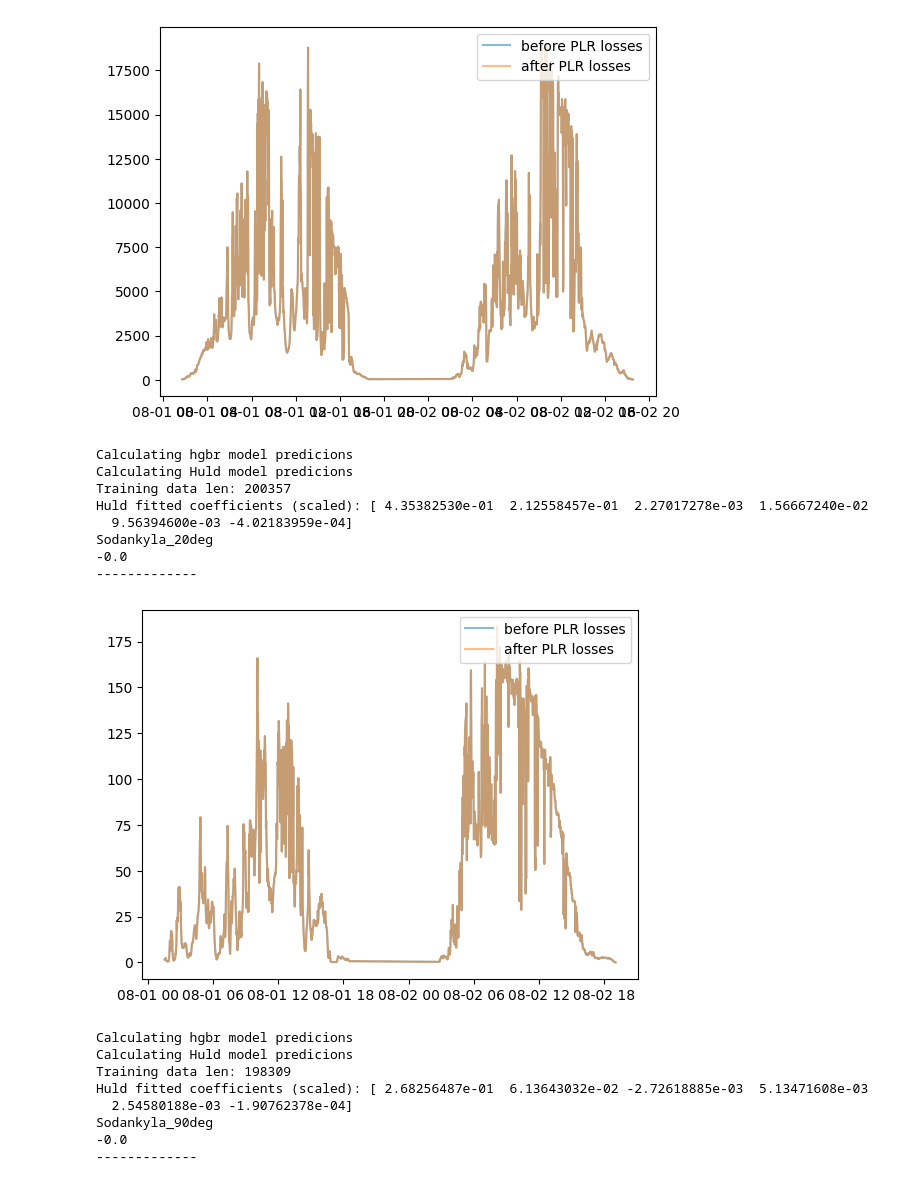
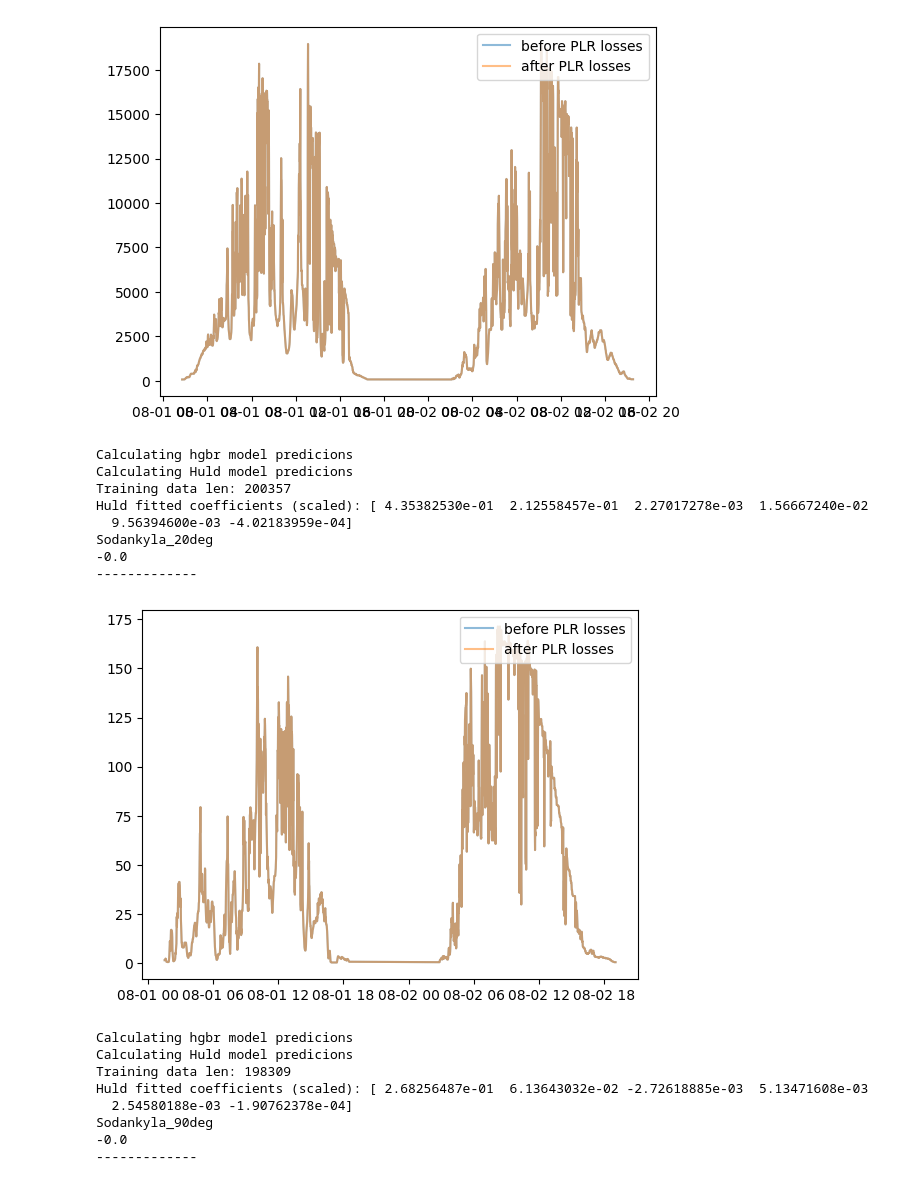
Before and after one commit to energy-systems-team/power-model-robustness, a Jupyter notebook: calculate-predictions.ipynb, the cells around one changed output. Drawn from its saved outputs; the diff is of its cells as text; code cells hidden in the pictures.

Commit message:
Re-train the HGBR model with poa and module temp as inputs similarly as Huld

```diff
--- a/calculate-predictions.ipynb
+++ b/calculate-predictions.ipynb
@@ -61,6 +61,8 @@ def estimate_huld(rated_power, data, radiation_col_name="poa_rc", power_col_name
 
     default_coeffs = [k1, k2, k3, k4, k5, k6]
 
+    training_flag = []
+
     # If training years are given, fit the coefficients. Otherwise, use the default coefficients for predictions.
     if training_year > 0:
         training_data = data[data.index <= data.index[0] + datetime.timedelta(days=365*training_year)]
@@ -84,19 +86,29 @@ def estimate_huld(rated_power, data, radiation_col_name="poa_rc", power_col_name
                                  method="lm")
 
         print(f"Huld fitted coefficients (scaled): {np.array(coeffs) / rated_power}")
+
+        col_name = "Huld_fit"
+        training_flag.extend([True] * len(training_data))
     else:
         coeffs = default_coeffs
         testing_data = data
+
+        col_name = "Huld_gen"
+
+    training_flag.extend([False] * len(testing_data))
 
     # Make the predictions for the whole dataset (including the years used for fitting)
     pred_p = _huld(rated_power, [data[radiation_col_name], data['module_temp']],
                    coeffs[0], coeffs[1], coeffs[2], coeffs[3], coeffs[4], coeffs[5])
 
+    data[col_name] = pred_p
+    data["training_flag"] = training_flag
+
     # # Calculate the performance points by dividing output power with the predicted power
     # norm_p = data.power / pred_p.values
     #
     # return G_weighted_aggregation(interval, data['poa'], norm_p)
-    return pred_p
+    return data
 
 
 def _huld(rated_power, X, k1, k2, k3, k4, k5, k6):
@@ -130,7 +142,7 @@ def find_project_root(start: Path = None) -> Path:
 
 ROOT = find_project_root()
 DATA_DIR = ROOT / "data"
-MODELS_DIR = ROOT / "models" / "hgbr"
+MODELS_DIR = ROOT / "models" / "HGBR"
 
 ROOT, DATA_DIR, MODELS_DIR
 # %% [output]
@@ -148,7 +160,7 @@ def pick_system_file(system_tag, folder):
 
 from pathlib import Path
 
-def pick_model(system_code, folder, scenario, model_type = "hgbr"):
+def pick_model(system_code, folder, scenario, model_type = "HGBR"):
     """
     system_code: HEL, KUO, SOT-20, SOT-90, TKU.
     folder: "scenario_1", "scenario_2", or "scenario_3
@@ -273,12 +285,11 @@ def run_system(system_name, folder, scenario, model_type_list=None, sep=",", sav
 
             power_col_name = "power_without_plr_losses"
 
-            df_out = estimate_empirical_models(df_out,
-                                            SYSTEM_RATED_POWER_DICT[system_code],
-                                            radiation_col_name=radiation_col_name,
-                                            power_col_name=power_col_name, training_year=1)
+            df_out = estimate_huld(SYSTEM_RATED_POWER_DICT[system_code], df_out,
+                                   radiation_col_name=radiation_col_name, power_col_name=power_col_name,
+                                   training_year=1)
 
-        elif model_type == "hgbr":
+        elif model_type == "HGBR":
             print("Calculating hgbr model predicions")
             model_fit_path = pick_model(system_code=system_code, folder=folder, model_type=model_type, scenario=scenario)
 
@@ -305,11 +316,11 @@ def run_system(system_name, folder, scenario, model_type_list=None, sep=",", sav
     starting_date = "2021-08-01"
     ending_date = "2021-08-03"
 
-    plt.plot(df_out.loc[(df_out.index >= starting_date) & (df_out.index <= ending_date), "hgbr_fit"], alpha=0.5, label="before PLR losses")
+    plt.plot(df_out.loc[(df_out.index >= starting_date) & (df_out.index <= ending_date), "HGBR_fit"], alpha=0.5, label="before PLR losses")
 
-    df_out = calculate_predictions_with_plr_losses(df_out, config.plr_value, ["Huld_gen", "Huld_fit", "hgbr_fit"], ["Huld_gen_plr_corr", "Huld_fit_plr_corr", "hgbr_fit_plr_corr"])
+    df_out = calculate_predictions_with_plr_losses(df_out, config.plr_value, ["Huld_fit", "HGBR_fit"], ["Huld_fit_plr_corr", "HGBR_fit_plr_corr"])
 
-    plt.plot(df_out.loc[(df_out.index >= starting_date) & (df_out.index <= ending_date), "hgbr_fit_plr_corr"], alpha=0.5, label="after PLR losses")
+    plt.plot(df_out.loc[(df_out.index >= starting_date) & (df_out.index <= ending_date), "HGBR_fit_plr_corr"], alpha=0.5, label="after PLR losses")
     plt.legend(loc="upper right")
 
     plt.show()
@@ -327,7 +338,7 @@ df_hel_scenario_1 = run_system(
     system_name="Helsinki",
     folder=scenario,
     scenario=scenario,
-    model_type_list=["hgbr", "Huld"],
+    model_type_list=["HGBR", "Huld"],
     save_df_path=f"data/with_predictions/{scenario}"
     )
 
@@ -337,7 +348,7 @@ df_kuo_scenario_1 = run_system(
     system_name="Kuopio",
     folder=scenario,
     scenario=scenario,
-    model_type_list=["hgbr", "Huld"],
+    model_type_list=["HGBR", "Huld"],
     save_df_path=f"data/with_predictions/{scenario}"
     )
 
@@ -347,7 +358,7 @@ df_sod20_scenario_1 = run_system(
     system_name="Sodankyla_20deg",
     folder=scenario,
     scenario=scenario,
-    model_type_list=["hgbr", "Huld"],
+    model_type_list=["HGBR", "Huld"],
     save_df_path=f"data/with_predictions/{scenario}"
     )
 
@@ -357,7 +368,7 @@ df_sod90_scenario_1 = run_system(
     system_name="Sodankyla_90deg",
     folder=scenario,
     scenario=scenario,
-    model_type_list=["hgbr", "Huld"],
+    model_type_list=["HGBR", "Huld"],
     save_df_path=f"data/with_predictions/{scenario}"
     )
 
@@ -367,7 +378,7 @@ df_tku_scenario_1 = run_system(
     system_name="KTK",
     folder=scenario,
     scenario=scenario,
-    model_type_list=["hgbr", "Huld"],
+    model_type_list=["HGBR", "Huld"],
     save_df_path=f"data/with_predictions/{scenario}"
     )
 # %% [output]
@@ -382,20 +393,20 @@ Helsinki
 Calculating hgbr model predicions
 Calculating Huld model predicions
 Training data len: 149096
 Huld fitted coefficients (scaled): [ 0.19648994  0.08143551  0.00038376 -0.00087059  0.0012865  -0.0003043 ]
 Kuopio
 -0.0
 -------------
-[figure, old version]
+[figure, new version]
 Calculating hgbr model predicions
 Calculating Huld model predicions
 Training data len: 200357
 Huld fitted coefficients (scaled): [ 4.35382530e-01  2.12558457e-01  2.27017278e-03  1.56667240e-02
   9.56394600e-03 -4.02183959e-04]
 Sodankyla_20deg
 -0.0
 -------------
-[figure, old version]
+[figure, new version]
 Calculating hgbr model predicions
 Calculating Huld model predicions
 Training data len: 198309
```
Also changed, not shown: parts of 7 cells of this notebook, 2 other files.
